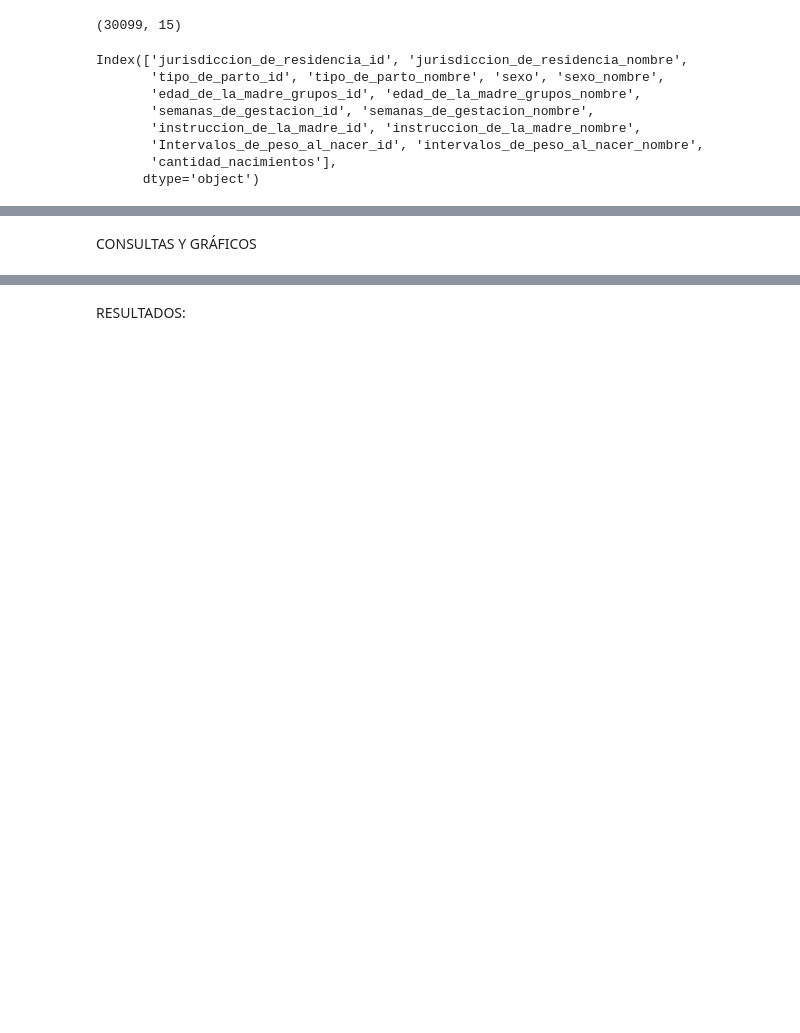
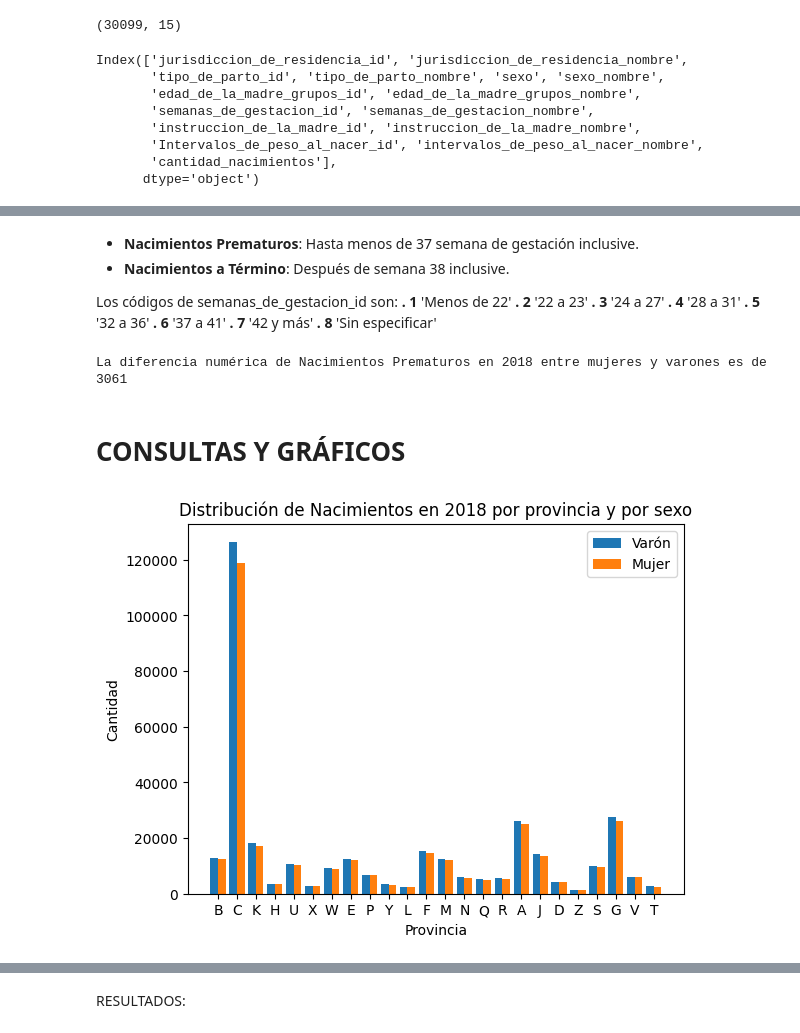
Before and after one commit to gagabriela2787/Grupo7ISPC, a Jupyter notebook: G7Nacidos.ipynb, the cells around one changed output, grey strips where cells are left out. Saved outputs shown, nothing was run; the diff lists cells and outputs as text; code cells hidden in the pictures; blank space fills up the shorter version.

```diff
--- a/G7Nacidos.ipynb
+++ b/G7Nacidos.ipynb
@@ -107,3 +109,15 @@ if provincia_ingresada in df['jurisdiccion_de_residencia_nombre'].unique():
 
 else:
       print("La provincia ingresada no se encuentra en el dataset.")
+# %%
+# Ejecutar éste codigo para crear un dataframe con letra y nombre de cada provincia
+Letra=["B","C","K","H","U","X","W","E","P","Y","L","F","M","N","Q","R","A","J","D","Z","S","G","V","T"]
+Nombre=["Buenos Aires","Ciudad Aut. de Buenos Aires","Catamarca","Chaco","Chubut",
+        "Córdoba","Corrientes","Entre Ríos","Formosa","Jujuy",
+        "La Pampa","La Rioja","Mendoza","Misiones","Neuquén",
+        "Río Negro","Salta","San Juan","San Luis","Santa Cruz",
+        "Santa Fe","Santiago del Estero","Tierra del Fuego","Tucumán"]
+df_Letra=pd.DataFrame(
+    {"Letra": Letra,
+     "Nombre": Nombre})
+print(df_Letra)
@@ -109,0 +142,4 @@ else:
+# %%
+# Unir dataframe df_letra con el df original con datos
+df_Union = pd.merge(left=df_Letra, right=df, how="inner", left_on="Nombre", right_on="jurisdiccion_de_residencia_nombre")
+df_Union.head()
@@ -109,0 +153,10 @@ else:
+# %%
+# Explorar la distribución de nacimientos en 2018 por provincias discriminado por sexo
+
+# Seleccionar los nacimientos de Varón por provincia
+varon_count = df_Union[df_Union['sexo_nombre'] == 'Varón'].groupby('Letra')['cantidad_nacimientos'].sum()
+print(varon_count)
+
+# Seleccionar los nacimientos de Mujer por provincia
+mujer_count = df_Union[df_Union['sexo_nombre'] == 'Mujer'].groupby('Letra')['cantidad_nacimientos'].sum()
+print(mujer_count)
@@ -109,0 +188,7 @@ else:
+# %% [markdown]
+
+
+*   **Nacimientos Prematuros**: Hasta menos de 37 semana de gestación inclusive.
+*   **Nacimientos a Término**: Después de semana 38 inclusive.
+
+Los códigos de semanas_de_gestacion_id son: **. 1** 'Menos de 22' **. 2** '22 a 23' **. 3** '24 a 27' **. 4** '28 a 31' **. 5** '32 a 36' **. 6** '37 a 41' **. 7** '42 y más' **. 8** 'Sin especificar'
@@ -110,2 +220,27 @@ else:
+# %%
+# Diferencia de cantidad de nacimientos en 2018 entre Mujeres y Varones
+Diferencia_Prematuros = Total_V[0] - Total_M[0]
+print('La diferencia numérica de Nacimientos Prematuros en 2018 entre mujeres y varones es de ', Diferencia_Prematuros)
+# %% [output]
+La diferencia numérica de Nacimientos Prematuros en 2018 entre mujeres y varones es de  3061
 # %% [markdown]
-CONSULTAS Y GRÁFICOS
+# **CONSULTAS Y GRÁFICOS**
+# %%
+# GRAFICAR DISTRIBUCION DE NACIMIENTOS EN 2018 POR PROVINCIA DISCRIMINADO POR SEXO.
+co = np.arange(len(df_Letra))
+an = 0.40
+# Definir lugar donde se realiza la gráfica y asignar parámetros
+fig, ax = plt.subplots()
+ax.bar(co - an/2, varon_count, an, label= 'Varón')
+ax.bar(co + an/2, mujer_count, an, label= 'Mujer')
+
+ax.set_title('Distribución de Nacimientos en 2018 por provincia y por sexo')
+ax.set_xlabel('Provincia')
+ax.set_ylabel('Cantidad')
+ax.set_xticks(co)
+ax.set_xticklabels(df_Letra["Letra"])
+
+plt.legend()
+plt.show()
+# %% [output]
+[figure, added]
```
Also changed, not shown: parts of 15 cells of this notebook.
